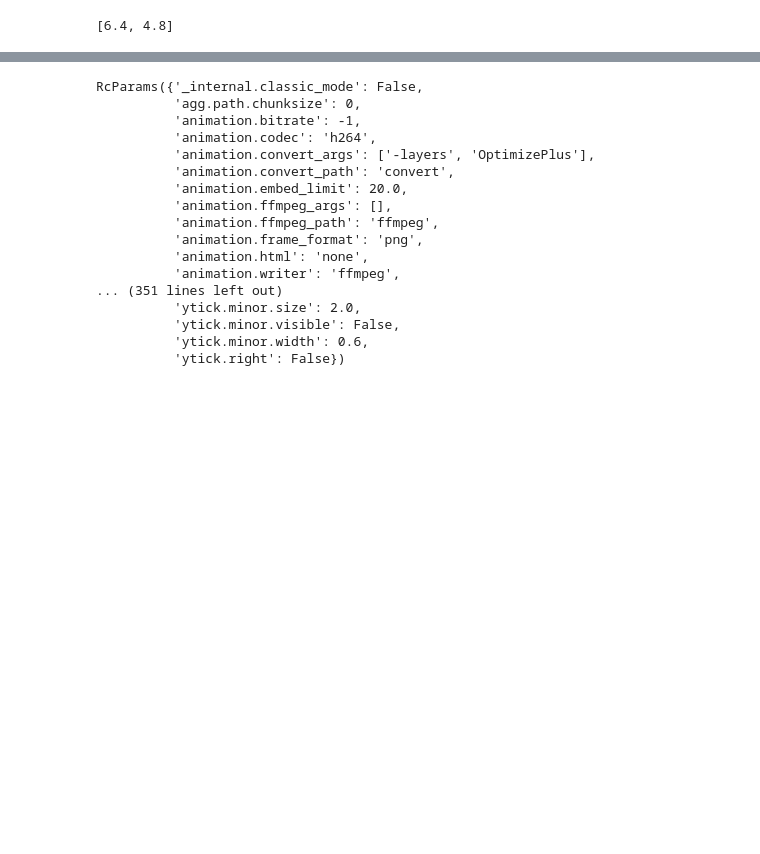
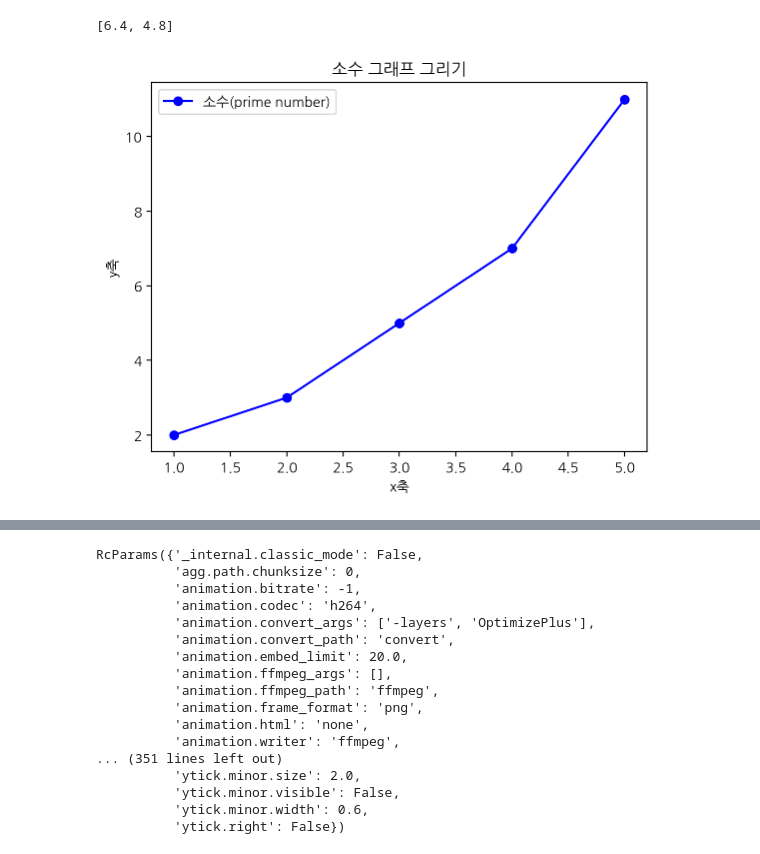
Before and after one commit to kmk0909/2026-BDA, a Jupyter notebook: code/05w_matplotlib_subplot_B.ipynb, the cells around one changed output, grey strips where cells are left out. Saved outputs shown, nothing was run; the diff lists cells and outputs as text; code cells hidden in the pictures; blank space fills up the shorter version.

```diff
--- a/code/05w_matplotlib_subplot_B.ipynb
+++ b/code/05w_matplotlib_subplot_B.ipynb
@@ -71,3 +75,15 @@ import matplotlib.pyplot as plt
 plt.rcParams['figure.figsize']
 # %% [output]
 [6.4, 4.8]
+# %%
+x=[1,2,3,4,5]
+y=[2,3,5,7,11]
+
+plt.plot(x,y,marker='o',linestyle='-',color='b',label='소수(prime number)')
+plt.xlabel('x축')
+plt.ylabel('y축')
+plt.title('소수 그래프 그리기')
+plt.legend()
+plt.show()
+# %% [output]
+[figure, added]
```
Also changed, not shown: parts of 72 cells of this notebook.
